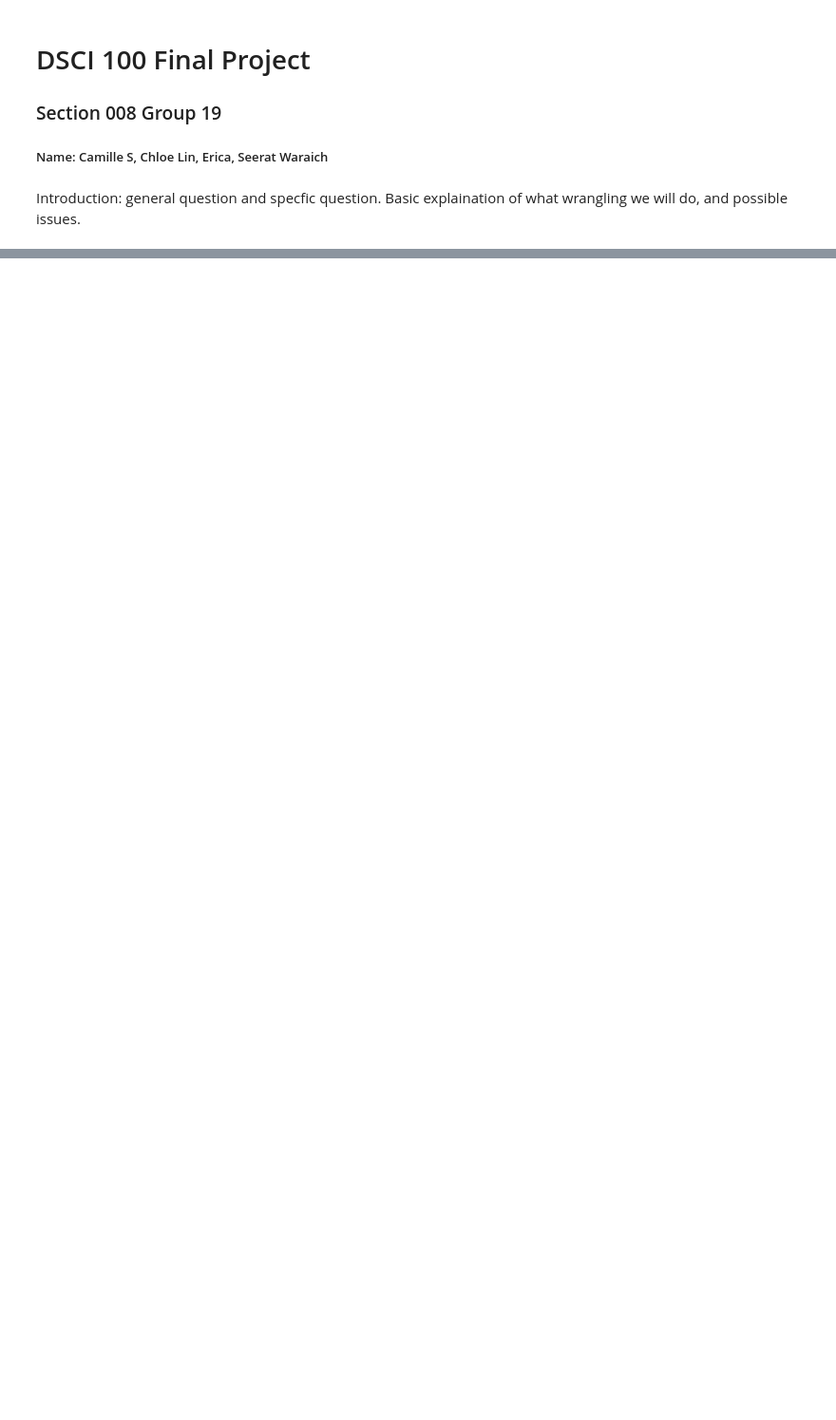
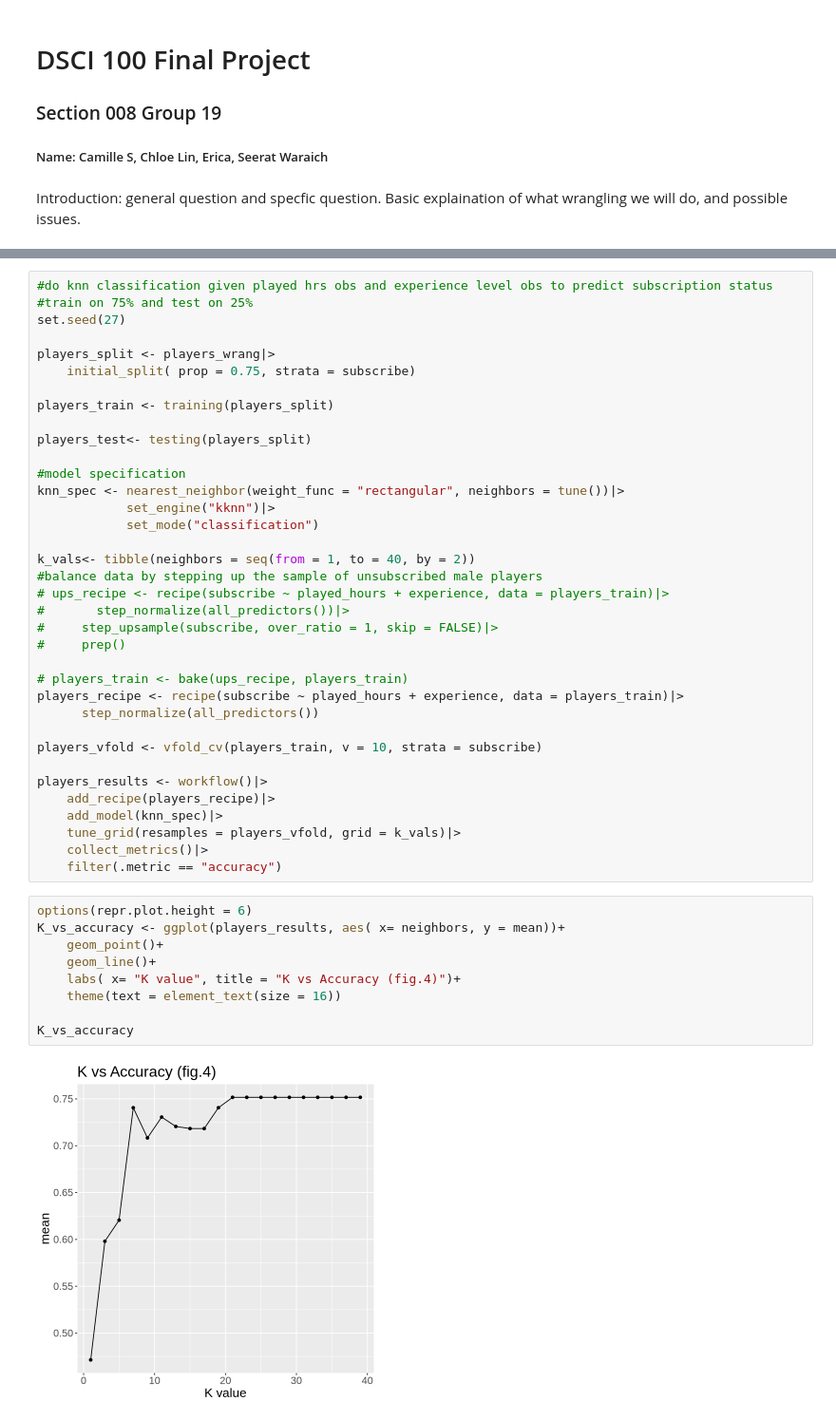
Before and after one commit to camillesnyder/Final-Project, a Jupyter notebook: Final-Project.ipynb, the cells around one changed output, grey strips where cells are left out. Shown at 95% size. Saved outputs shown, nothing was run; the diff lists cells and outputs as text; blank space fills up the shorter version.

```diff
--- a/Final-Project.ipynb
+++ b/Final-Project.ipynb
@@ -55,0 +128,47 @@ dbl (2): original_start_time, original_end_time
+# %%
+#do knn classification given played hrs obs and experience level obs to predict subscription status
+#train on 75% and test on 25%
+set.seed(27)
+
+players_split <- players_wrang|>
+    initial_split( prop = 0.75, strata = subscribe)
+
+players_train <- training(players_split)
+
+players_test<- testing(players_split)
+
+#model specification
+knn_spec <- nearest_neighbor(weight_func = "rectangular", neighbors = tune())|>
+            set_engine("kknn")|>
+            set_mode("classification")
+
+k_vals<- tibble(neighbors = seq(from = 1, to = 40, by = 2))
+#balance data by stepping up the sample of unsubscribed male players
+# ups_recipe <- recipe(subscribe ~ played_hours + experience, data = players_train)|>
+#       step_normalize(all_predictors())|>
+#     step_upsample(subscribe, over_ratio = 1, skip = FALSE)|>
+#     prep()
+
+# players_train <- bake(ups_recipe, players_train)
+players_recipe <- recipe(subscribe ~ played_hours + experience, data = players_train)|>
+      step_normalize(all_predictors())
+
+players_vfold <- vfold_cv(players_train, v = 10, strata = subscribe)
+
+players_results <- workflow()|>
+    add_recipe(players_recipe)|>
+    add_model(knn_spec)|>
+    tune_grid(resamples = players_vfold, grid = k_vals)|>
+    collect_metrics()|>
+    filter(.metric == "accuracy")
+# %%
+options(repr.plot.height = 6)
+K_vs_accuracy <- ggplot(players_results, aes( x= neighbors, y = mean))+
+    geom_point()+
+    geom_line()+
+    labs( x= "K value", title = "K vs Accuracy (fig.4)")+
+    theme(text = element_text(size = 16))
+
+K_vs_accuracy
+# %% [output]
+[figure, added]
```
Also changed, not shown: parts of 10 cells of this notebook.
